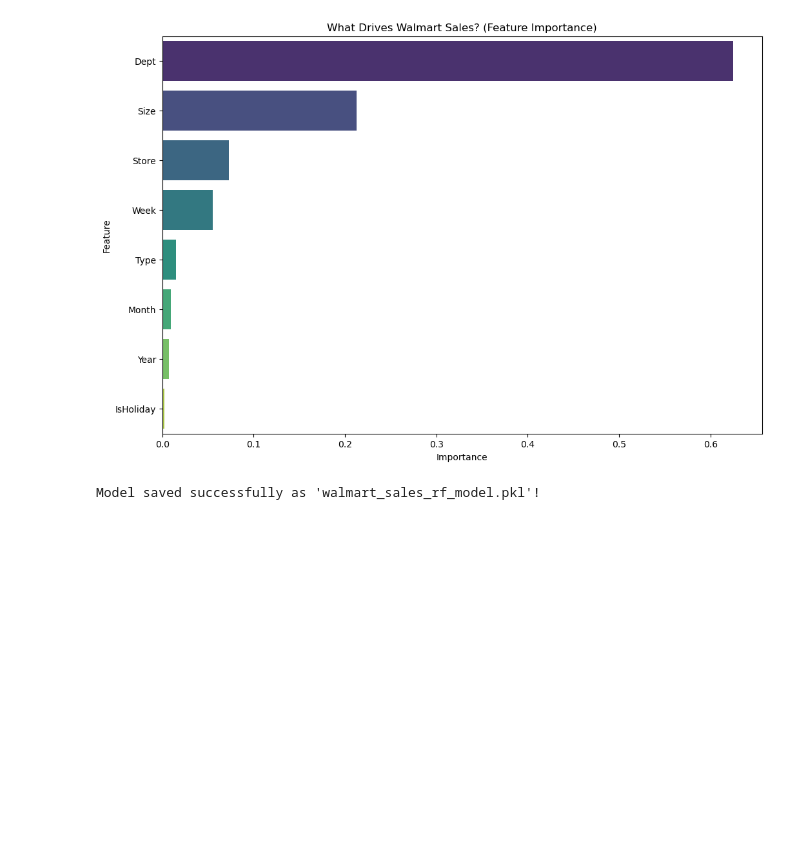
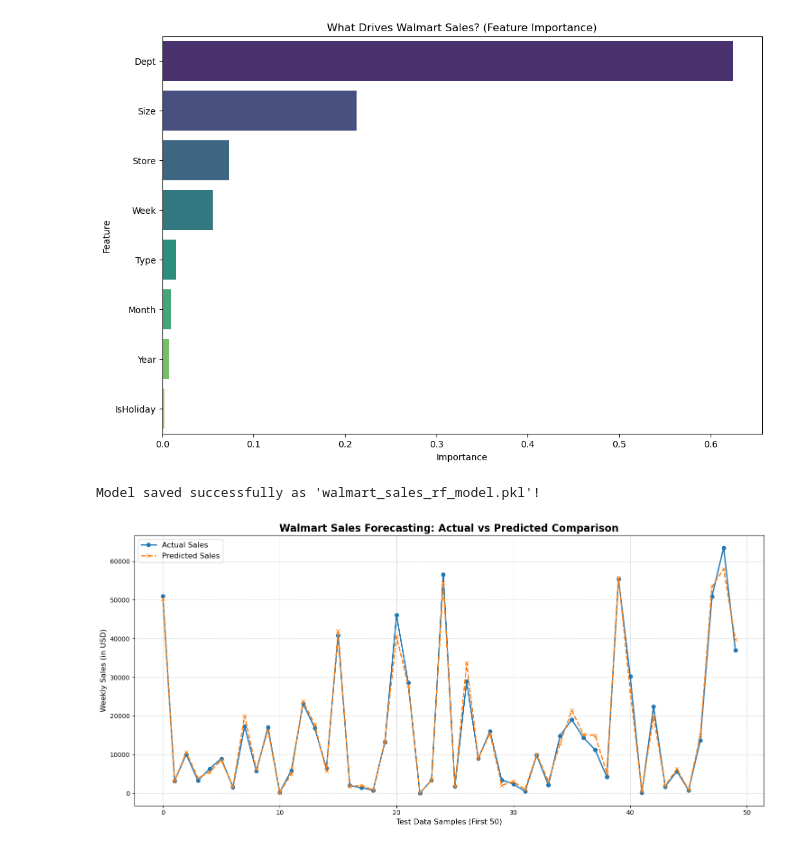
Before and after one commit to Nitu07642/Walmart-Sales-Forecasting, a Jupyter notebook: walmart-future-project.ipynb, the cells around one changed output. Saved outputs shown, nothing was run; the diff lists cells and outputs as text; code cells hidden in the pictures; blank space fills up the shorter version.

Commit message:
feat: added actual vs predicted visualization to repository

```diff
--- a/walmart-future-project.ipynb
+++ b/walmart-future-project.ipynb
@@ -242,3 +242,28 @@ joblib.dump(rf_model, 'walmart_sales_rf_model.pkl')
 print("Model saved successfully as 'walmart_sales_rf_model.pkl'!")
 # %% [output]
 Model saved successfully as 'walmart_sales_rf_model.pkl'!
+# %%
+import matplotlib.pyplot as plt
+import seaborn as sns
+
+# Visualizing a sample of 50 data points for better clarity
+plt.figure(figsize=(15, 7))
+
+# Plotting Actual Values
+plt.plot(y_test.values[:50], label='Actual Sales', color='#1f77b4', linewidth=2, marker='o')
+
+# Plotting Predicted Values
+plt.plot(y_pred[:50], label='Predicted Sales', color='#ff7f0e', linewidth=2, linestyle='--', marker='x')
+
+# Adding Professional Titles and Labels
+plt.title('Walmart Sales Forecasting: Actual vs Predicted Comparison', fontsize=16, fontweight='bold')
+plt.xlabel('Test Data Samples (First 50)', fontsize=12)
+plt.ylabel('Weekly Sales (in USD)', fontsize=12)
+plt.legend(fontsize=12)
+plt.grid(True, linestyle='--', alpha=0.6)
+
+# Display the plot
+plt.tight_layout()
+plt.show()
+# %% [output]
+[figure, added]
```
Also changed, not shown: 1 other file.
